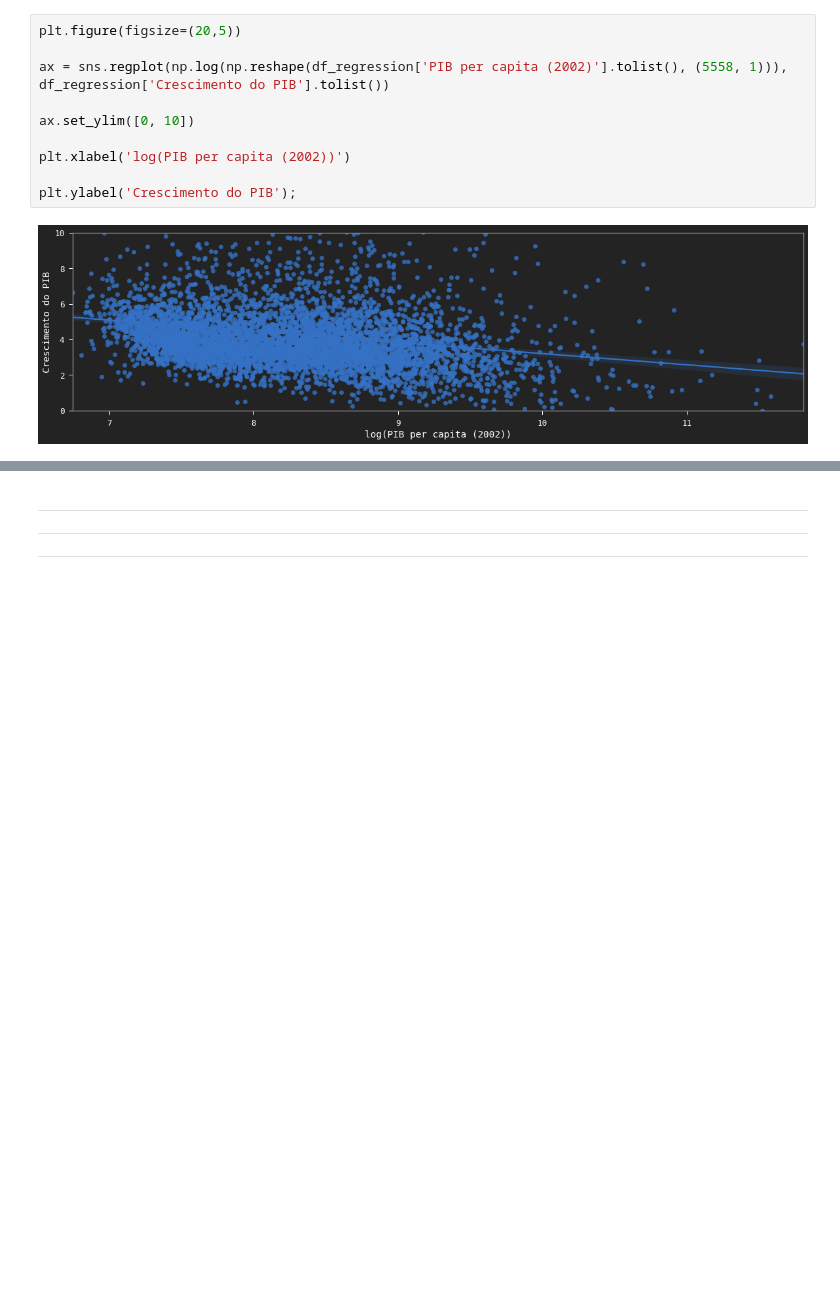
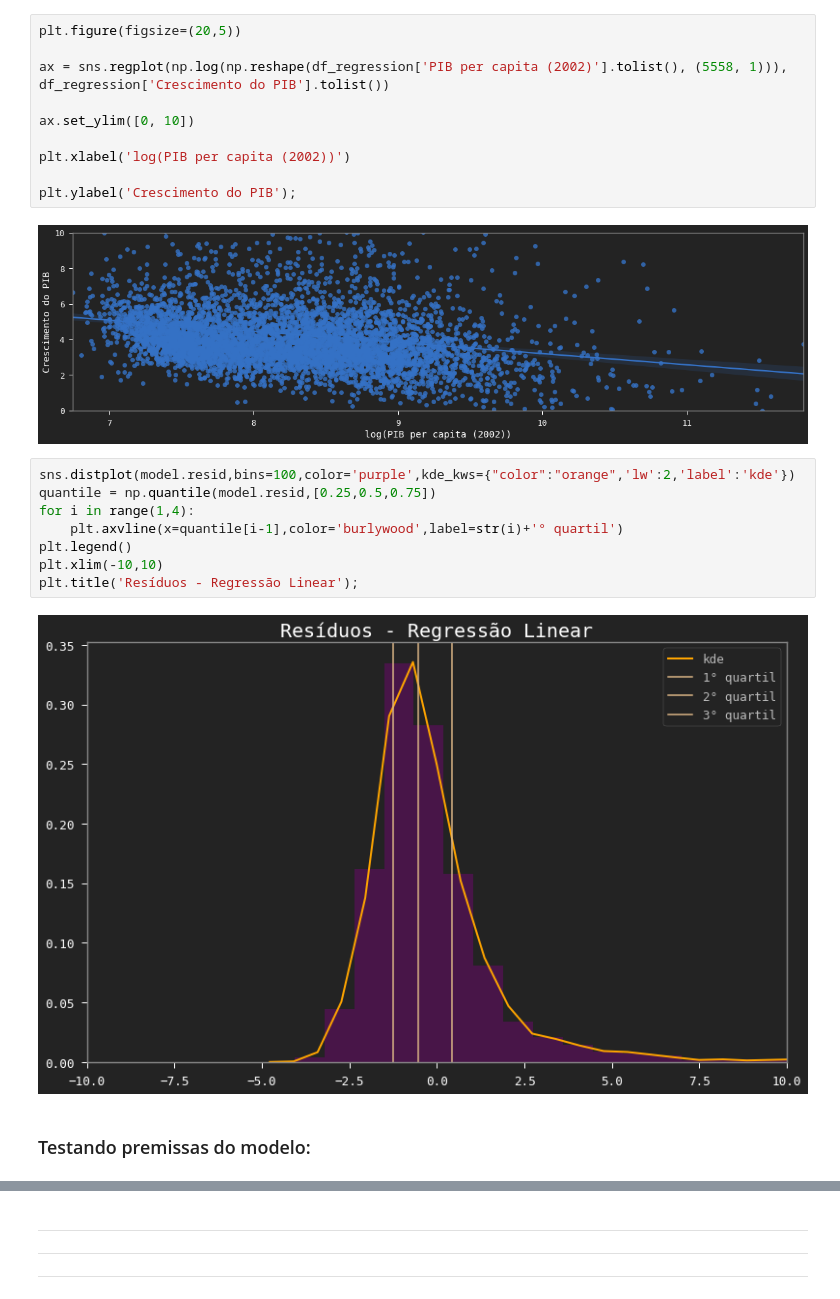
Before and after one commit to danielnrocha/Convergencia_PIB_Municipios, a Jupyter notebook: ConvergenciaMunicipios.ipynb, the cells around one changed output, grey strips where cells are left out. Saved outputs shown, nothing was run; the diff lists cells and outputs as text; blank space fills up the shorter version.

```diff
--- a/ConvergenciaMunicipios.ipynb
+++ b/ConvergenciaMunicipios.ipynb
@@ -688,3 +715,15 @@ plt.xlabel('log(PIB per capita (2002))')
 plt.ylabel('Crescimento do PIB');
 # %% [output]
 [figure]
+# %%
+sns.distplot(model.resid,bins=100,color='purple',kde_kws={"color":"orange",'lw':2,'label':'kde'})
+quantile = np.quantile(model.resid,[0.25,0.5,0.75])
+for i in range(1,4):
+    plt.axvline(x=quantile[i-1],color='burlywood',label=str(i)+'° quartil')
+plt.legend()
+plt.xlim(-10,10)
+plt.title('Resíduos - Regressão Linear');
+# %% [output]
+[figure, added]
+# %% [markdown]
+### Testando premissas do modelo:
```
Also changed, not shown: parts of 20 cells of this notebook, 2 other files.
